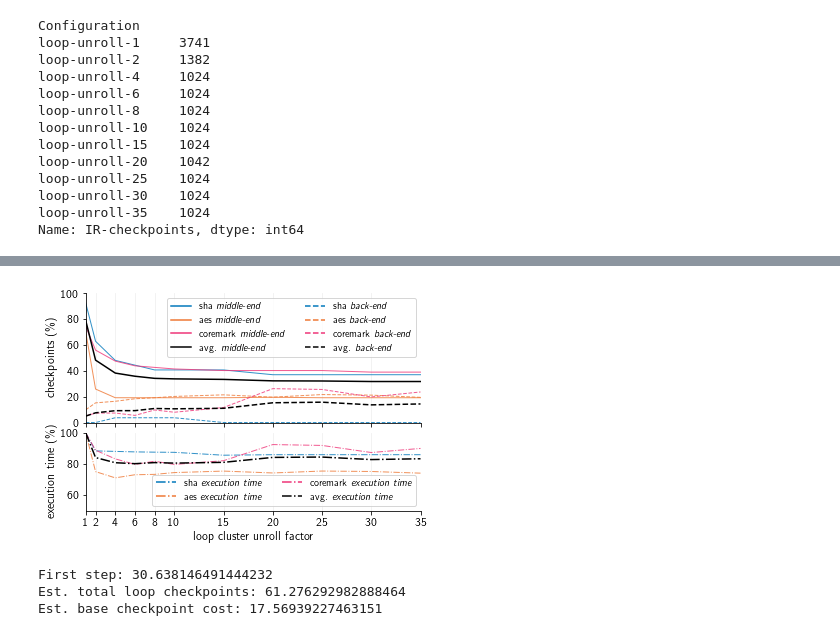
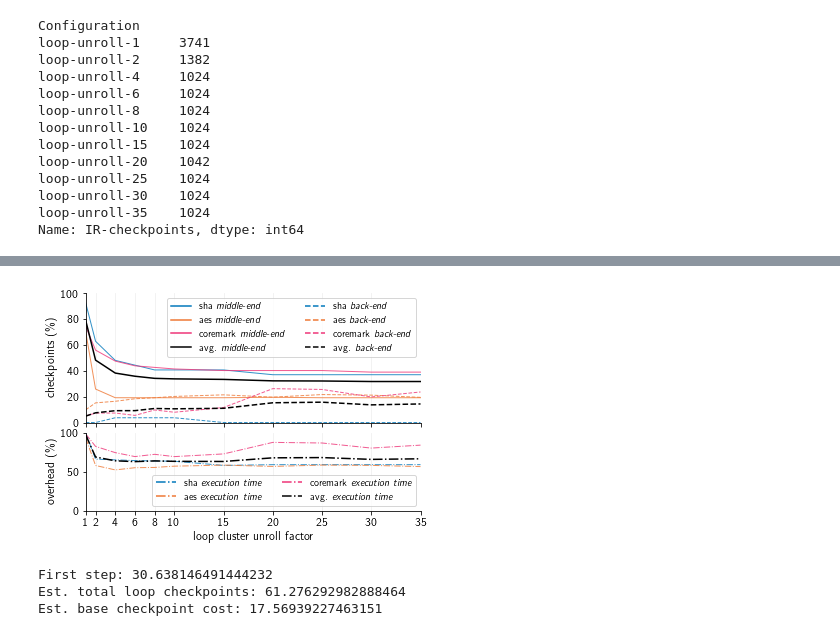
Before and after one commit to TUDSSL/WARio, a Jupyter notebook: plotting/LoopUnrollPlot.ipynb, the cells around one changed output, grey strips where cells are left out. Cells and saved outputs as stored; diff of their text form; code cells hidden in the pictures.

Commit message:
[plotting] update plots

```diff
--- a/plotting/LoopUnrollPlot.ipynb
+++ b/plotting/LoopUnrollPlot.ipynb
@@ -68,12 +68,16 @@ Name: IR-checkpoints, dtype: int64
 # %%
 # Reindex to unroll numbers
 dfp = {}
+dfp['Overhead'] = pd.DataFrame()
+dfp['Execution'] = pd.DataFrame()
 dfp['Cycles'] = pd.DataFrame()
 dfp['Checkpoints'] = pd.DataFrame()
 dfp['IR-checkpoints'] = pd.DataFrame()
 dfp['Spill-checkpoints'] = pd.DataFrame()
 
 for bench in Benchmarks:
+    dfp['Overhead'][bench] = 100.0+df[bench]['Overhead-baseline-%']
+    dfp['Execution'][bench] = df[bench]['Execution']
     dfp['Cycles'][bench] = df[bench]['Cycles']/df[bench]['Cycles']['loop-unroll-1']*100
     dfp['Checkpoints'][bench] = df[bench]['Checkpoints']/df[bench]['Checkpoints']['loop-unroll-1']*100
     dfp['IR-checkpoints'][bench] = df[bench]['IR-checkpoints']/df[bench]['Checkpoints']['loop-unroll-1']*100
@@ -81,8 +85,13 @@ for bench in Benchmarks:
 # %%
 indexmap = {}
 for config in Configurations:
-    indexmap[config] = int(re.search('loop-unroll-(.+)', config)[1])
+    try:
+        indexmap[config] = int(re.search('loop-unroll-(.+)', config)[1])
+    except:
+        pass
 
+dfp['Overhead'].rename(index=indexmap, inplace=True)
+dfp['Execution'].rename(index=indexmap, inplace=True)
 dfp['Cycles'].rename(index=indexmap, inplace=True)
 dfp['Checkpoints'].rename(index=indexmap, inplace=True)
 dfp['IR-checkpoints'].rename(index=indexmap, inplace=True)
@@ -90,6 +116,8 @@ dfp['Spill-checkpoints'].rename(index=indexmap, inplace=True)
 # %%
 # For the mean lines
+dfp['OverheadMean'] = dfp['Overhead'].T.mean()
 dfp['CyclesMean'] = dfp['Cycles'].T.mean()
+dfp['ExecutionMean'] = dfp['Execution'].T.mean()
 dfp['CheckpointsMean'] = dfp['Checkpoints'].T.mean()
 dfp['IR-checkpointsMean'] = dfp['IR-checkpoints'].T.mean()
 dfp['Spill-checkpointsMean'] = dfp['Spill-checkpoints'].T.mean()
@@ -118,10 +146,23 @@ dfp['Spill-checkpointsMean'].plot(ax=ax1, color='black', linestyle='dashed', leg
 
 ax1.set_ylim(0,100)
 
+# Use cycles
+#dfp['Cycles'].plot(ax=ax2, linestyle='dashdot', alpha=alpha, linewidth=linewidth, color=colors, legend=None)
+#dfp['CyclesMean'].plot(ax=ax2, linestyle='dashdot', color='black', legend=None)
+#ax2.set_ylim(50, 100)
+#ax2.set_ylabel('execution time (\%)')
 
-dfp['Cycles'].plot(ax=ax2, linestyle='dashdot', alpha=alpha, linewidth=linewidth, color=colors, legend=None)
-dfp['CyclesMean'].plot(ax=ax2, linestyle='dashdot', color='black', legend=None)
-ax2.set_ylim(50, 100)
+# Use execution
+#dfp['Execution'].plot(ax=ax2, linestyle='dashdot', alpha=alpha, linewidth=linewidth, color=colors, legend=None)
+#dfp['ExecutionMean'].plot(ax=ax2, linestyle='dashdot', color='black', legend=None)
+#ax2.set_ylim(1, 3.5)
+#ax2.set_ylabel('norm. execution time')
+
+# Use overhead
+dfp['Overhead'].plot(ax=ax2, linestyle='dashdot', alpha=alpha, linewidth=linewidth, color=colors, legend=None)
+dfp['OverheadMean'].plot(ax=ax2, linestyle='dashdot', color='black', legend=None)
+ax2.set_ylim(0, 100)
+ax2.set_ylabel('overhead (\%)')
 
 ytics = np.arange(0, 100, 10)
 
@@ -139,35 +180,34 @@ handles = []
 for idx, bench in enumerate(Benchmarks):
     handles.append(Line2D([], [], color=colors[idx], linestyle='solid', label=bench+' \\textit{middle-end}'))
 handles.append(Line2D([], [], color='black', linestyle='solid', label='avg. \\textit{middle-end}'))
 
 for idx, bench in enumerate(Benchmarks):
     handles.append(Line2D([], [], color=colors[idx], linestyle='dashed', label=bench+' \\textit{back-end}'))
 handles.append(Line2D([], [], color='black', linestyle='dashed', label='avg. \\textit{back-end}'))
 
 
 #ax1.legend(handles=handles, bbox_to_anchor=(0, 1.0, 1, 0), loc="lower left", mode='expand', ncol=4)
 ax1.legend(handles=handles, ncol=2, loc="upper right", fontsize=10)
 
 handles = []
 for idx, bench in enumerate(Benchmarks):
     handles.append(Line2D([], [], color=colors[idx], linestyle='dashdot', label=bench+' \\textit{execution time}'))
 handles.append(Line2D([], [], color='black', linestyle='dashdot', label='avg. \\textit{execution time}'))
 ax2.legend(handles=handles, ncol=2, loc="lower right", fontsize=10)
 
 # Hide the right and top spines
 ax1.spines['right'].set_visible(False)
 ax1.spines['top'].set_visible(False)
 ax2.spines['right'].set_visible(False)
 ax2.spines['top'].set_visible(False)
 
 # Add the labels
 plt.xlabel('loop cluster unroll factor')
 ax1.set_ylabel('checkpoints (\%)')
-ax2.set_ylabel('execution time (\%)')
 
 plt.show()
 # %% [output]
-[figure, old version]
+[figure, new version]
 # %%
 # Save the figure
 fig.savefig('plots/benchmark-unroll-effect.pdf', bbox_inches='tight')
```
Also changed, not shown: parts of 1 cell of this notebook, 1 other file.
